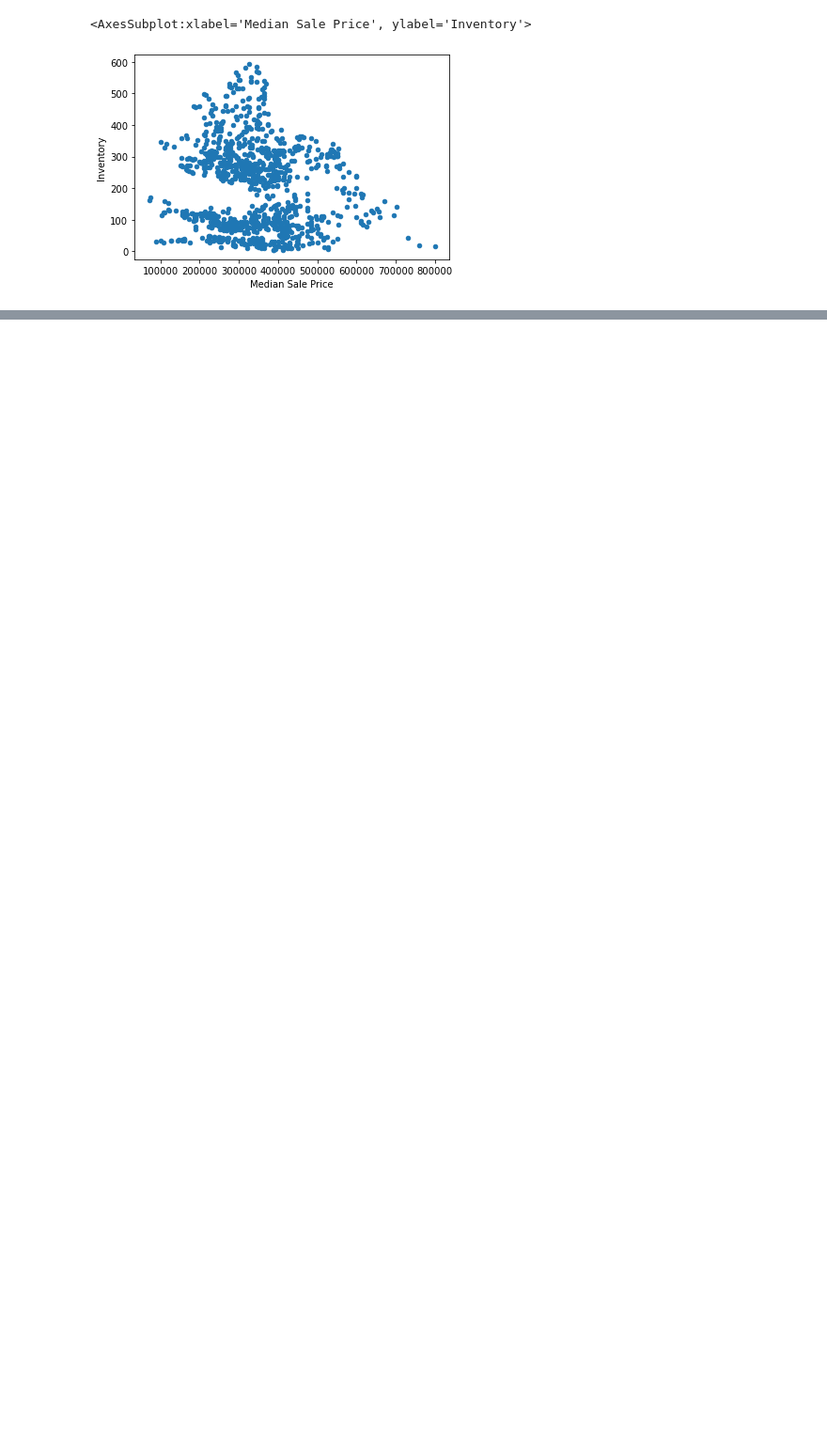
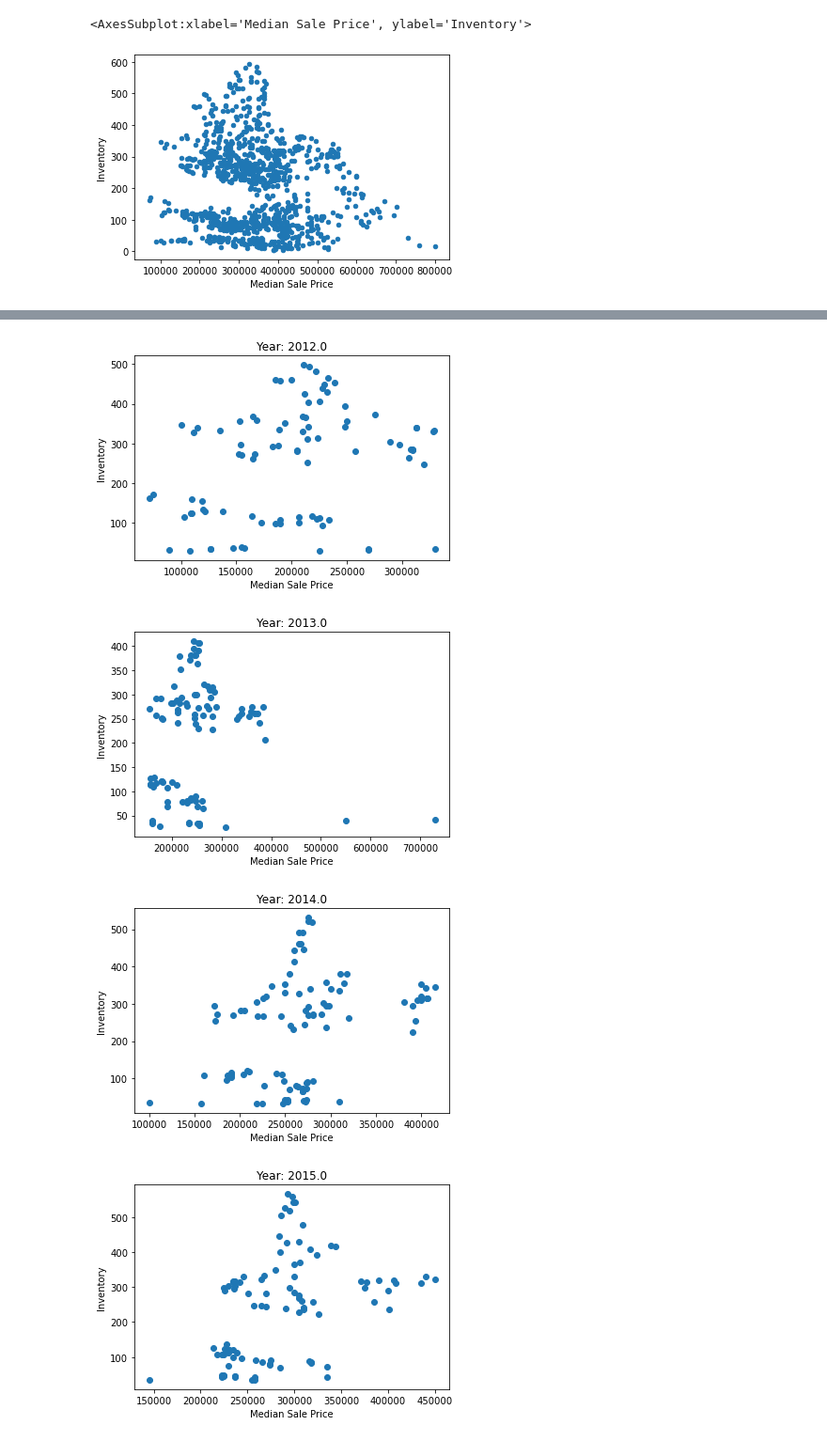
Before and after one commit to Cchristy212/Group_13, a Jupyter notebook: Housing Market Dynamics in Atlanta.ipynb, the cells around one changed output, grey strips where cells are left out. Shown at 94% size. Saved outputs shown, nothing was run; the diff lists cells and outputs as text; code cells hidden in the pictures; blank space fills up the shorter version.

```diff
--- a/Housing Market Dynamics in Atlanta.ipynb
+++ b/Housing Market Dynamics in Atlanta.ipynb
@@ -84,0 +195,14 @@ house_market_df.plot('Median Sale Price', 'Inventory',kind='scatter')
+# %%
+for year_seperation in year_list:
+    width = 0.4
+    data_ = pd.DataFrame(year_seperation)
+    fig1, ax1 = plt.subplots()
+    plt.title(label=f"Year: {data_['year'].mean()}",loc="center")
+    ax1.scatter(x=data_['Median Sale Price'],y=data_['Inventory'])
+    ax1.set_xlabel('Median Sale Price')
+    ax1.set_ylabel('Inventory')
+# %% [output]
+[figure, added]
+[figure, added]
+[figure, added]
+[figure, added]
```
Also changed, not shown: parts of 9 cells of this notebook.
